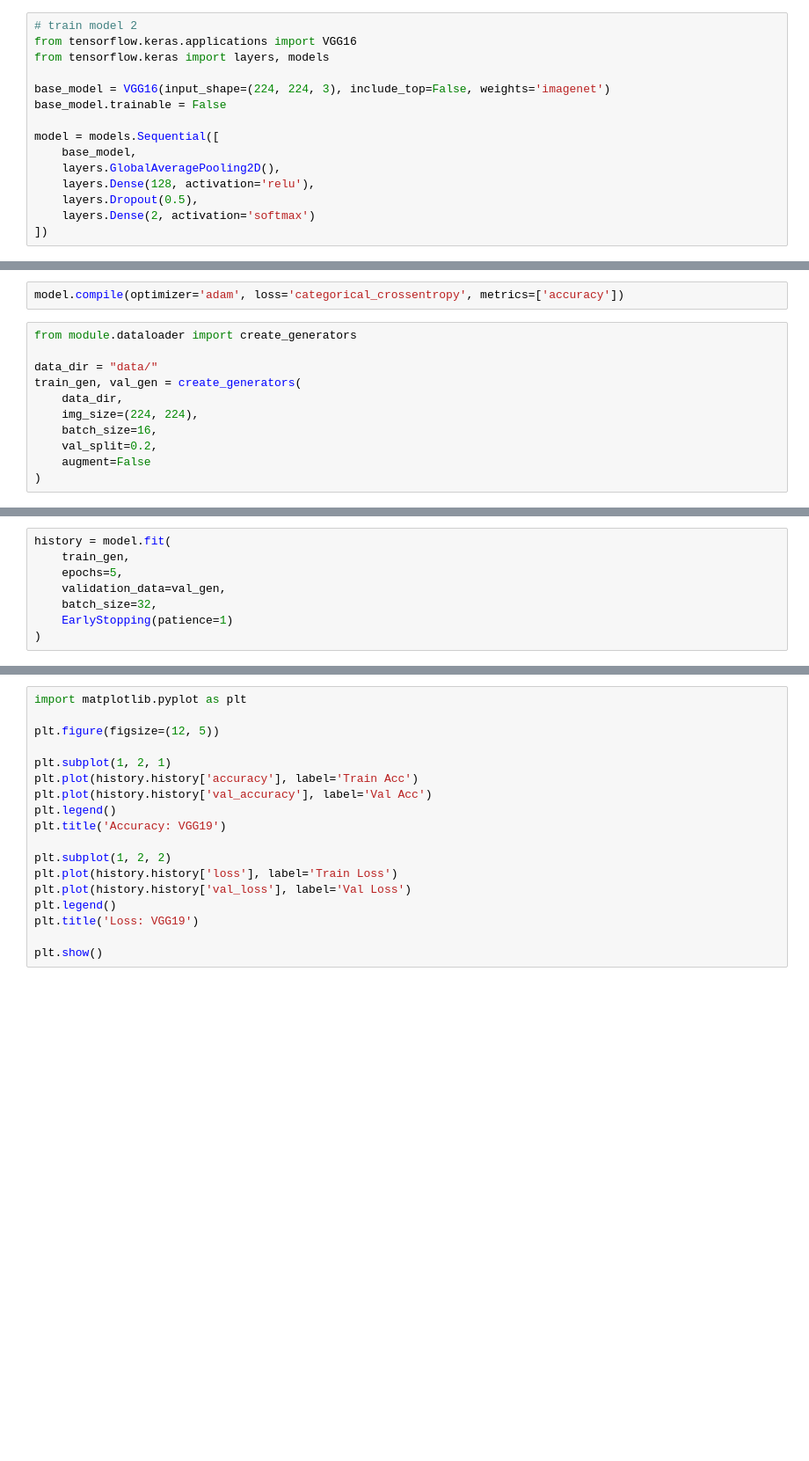
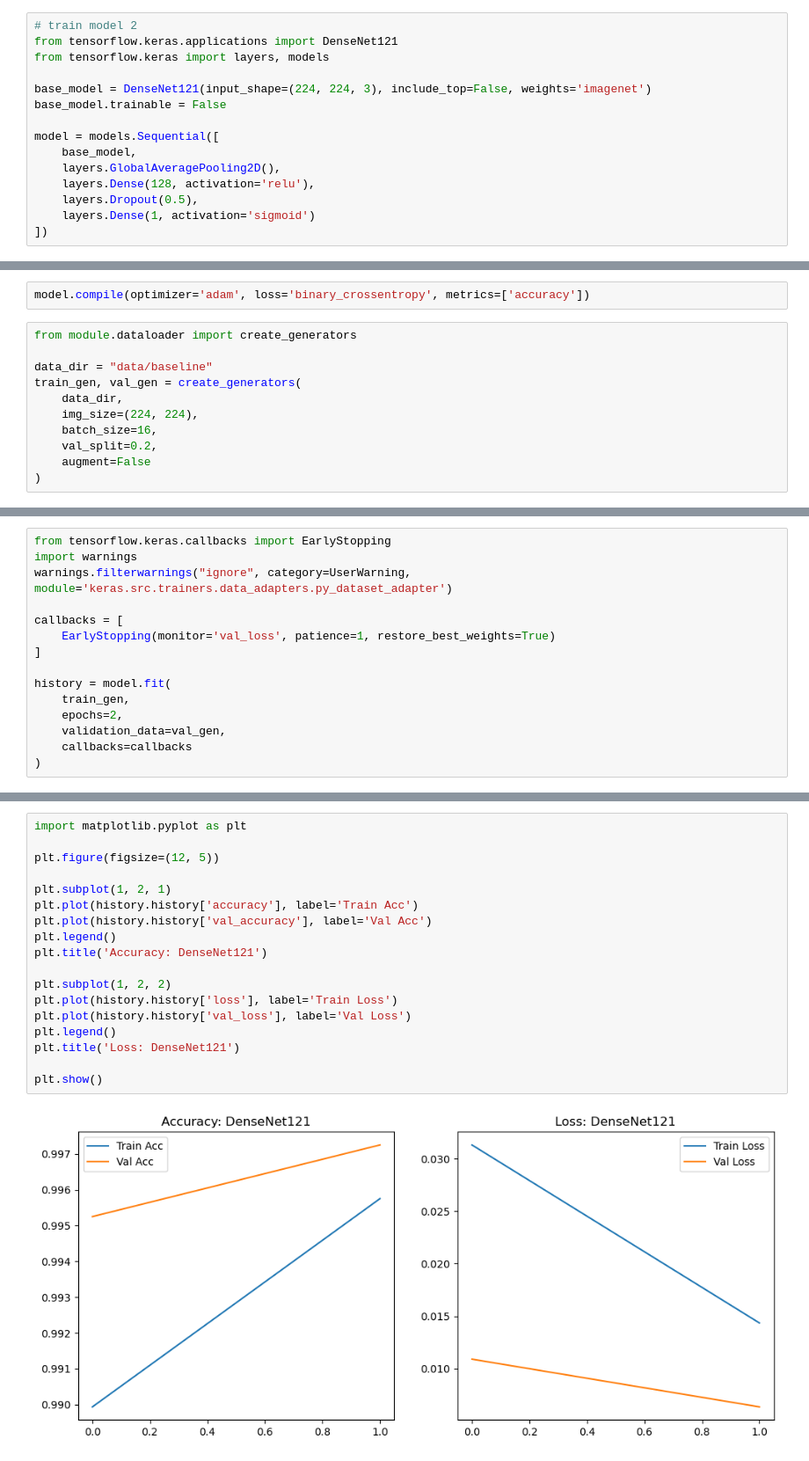
Before and after one commit to rcghpge/dataproblems, a Jupyter notebook: src/homework/vision/train-model2.ipynb, the cells around one changed output, grey strips where cells are left out. Shown at 88% size. Saved outputs shown, nothing was run; the diff lists cells and outputs as text; blank space fills up the shorter version.

```diff
--- a/src/homework/vision/train-model2.ipynb
+++ b/src/homework/vision/train-model2.ipynb
@@ -1,9 +1,9 @@
 # %%
 # train model 2
-from tensorflow.keras.applications import VGG16
+from tensorflow.keras.applications import DenseNet121
 from tensorflow.keras import layers, models
 
-base_model = VGG16(input_shape=(224, 224, 3), include_top=False, weights='imagenet')
+base_model = DenseNet121(input_shape=(224, 224, 3), include_top=False, weights='imagenet')
 base_model.trainable = False
 
 model = models.Sequential([
@@ -11,6 +11,6 @@ model = models.Sequential([
     layers.GlobalAveragePooling2D(),
     layers.Dense(128, activation='relu'),
     layers.Dropout(0.5),
-    layers.Dense(2, activation='softmax')
+    layers.Dense(1, activation='sigmoid')
 ])
 # %% [output]
@@ -21,9 +21,9 @@ Downloading data from https://storage.googleapis.com/tensorflow/keras-applicatio
 # %%
-model.compile(optimizer='adam', loss='categorical_crossentropy', metrics=['accuracy'])
+model.compile(optimizer='adam', loss='binary_crossentropy', metrics=['accuracy'])
 # %%
 from module.dataloader import create_generators
 
-data_dir = "data/"
+data_dir = "data/baseline"
 train_gen, val_gen = create_generators(
     data_dir,
     img_size=(224, 224),
@@ -37,9 +37,16 @@ Found 8000 images belonging to 2 classes.
 # %%
+from tensorflow.keras.callbacks import EarlyStopping
+import warnings
+warnings.filterwarnings("ignore", category=UserWarning, module='keras.src.trainers.data_adapters.py_dataset_adapter')
+
+callbacks = [
+    EarlyStopping(monitor='val_loss', patience=1, restore_best_weights=True)
+]
+
 history = model.fit(
     train_gen,
-    epochs=5,
+    epochs=2,
     validation_data=val_gen,
-    batch_size=32,
-    EarlyStopping(patience=1)
+    callbacks=callbacks
 )
 # %% [output]
@@ -49,19 +57,21 @@ KeyboardInterrupt:
 # %%
 import matplotlib.pyplot as plt
 
 plt.figure(figsize=(12, 5))
 
 plt.subplot(1, 2, 1)
 plt.plot(history.history['accuracy'], label='Train Acc')
 plt.plot(history.history['val_accuracy'], label='Val Acc')
 plt.legend()
-plt.title('Accuracy: VGG19')
+plt.title('Accuracy: DenseNet121')
 
 plt.subplot(1, 2, 2)
 plt.plot(history.history['loss'], label='Train Loss')
 plt.plot(history.history['val_loss'], label='Val Loss')
 plt.legend()
-plt.title('Loss: VGG19')
+plt.title('Loss: DenseNet121')
 
 plt.show()
+# %% [output]
+[figure, added]
 # %%
```
Also changed, not shown: parts of 6 cells of this notebook, 14 other files.
